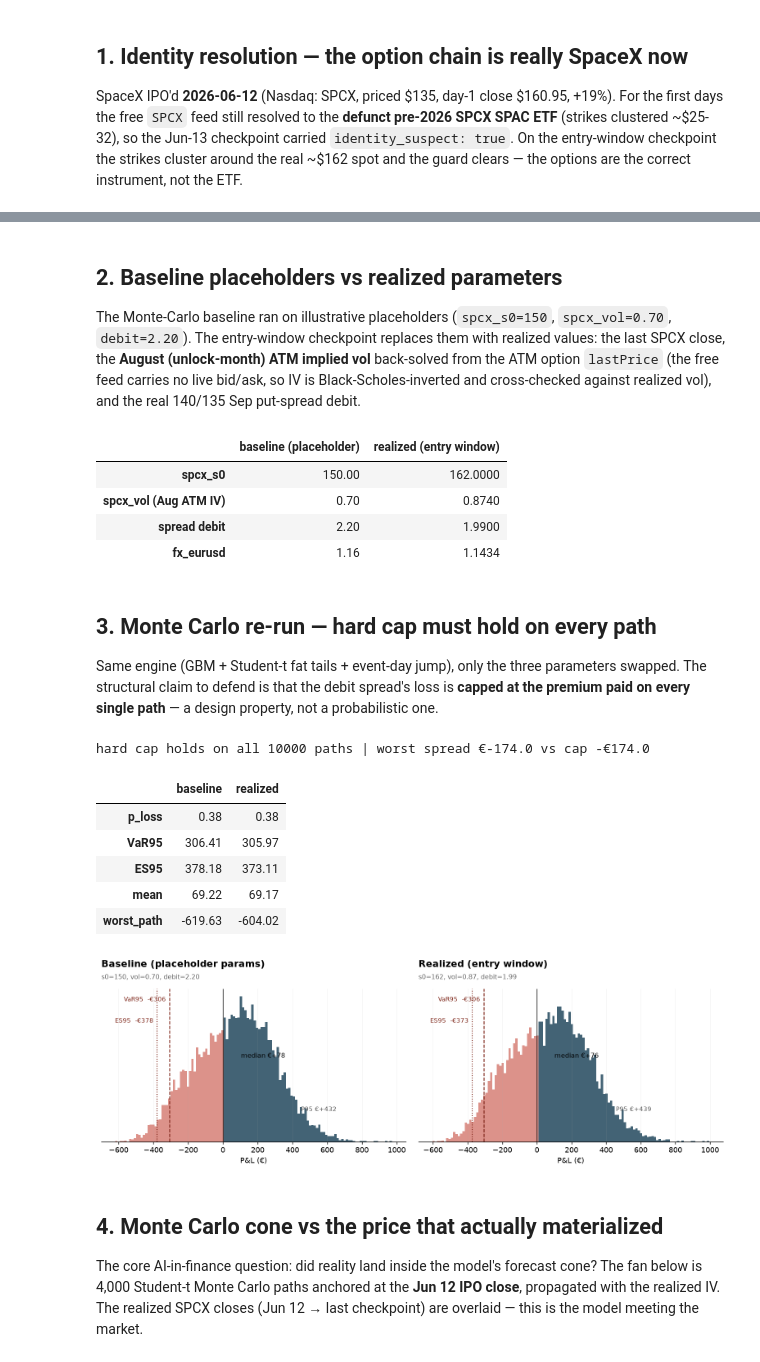
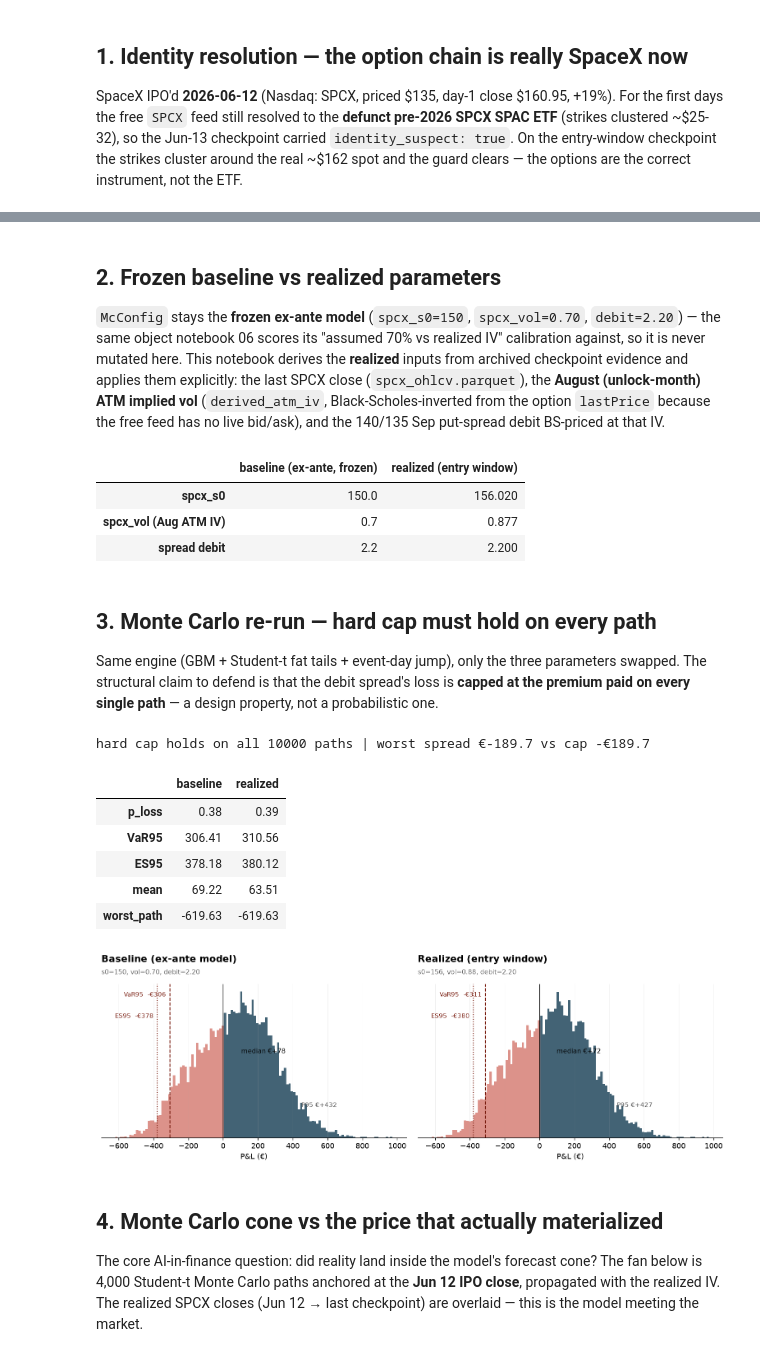
Before and after one commit to Mark2Mac/spcx-ipo-strategy-2026, a Jupyter notebook: notebooks/07_entry_decision.ipynb, the cells around one changed output, grey strips where cells are left out. Drawn from its saved outputs; the diff is of its cells as text; code cells hidden in the pictures.

```diff
--- a/notebooks/07_entry_decision.ipynb
+++ b/notebooks/07_entry_decision.ipynb
@@ -34,23 +33,40 @@ median listed strike 172.5 vs close 162.3 -> ratio 1.06 (guard passes if 0.5-2.0
 identity_suspect = False   quality_flags = []
 # %% [markdown]
-## 2. Baseline placeholders vs realized parameters
+## 2. Frozen baseline vs realized parameters
 
-The Monte-Carlo baseline ran on illustrative placeholders (`spcx_s0=150`, `spcx_vol=0.70`, `debit=2.20`). The entry-window checkpoint replaces them with realized values: the last SPCX close, the **August (unlock-month) ATM implied vol** back-solved from the ATM option `lastPrice` (the free feed carries no live bid/ask, so IV is Black-Scholes-inverted and cross-checked against realized vol), and the real 140/135 Sep put-spread debit.
+`McConfig` stays the **frozen ex-ante model** (`spcx_s0=150`, `spcx_vol=0.70`, `debit=2.20`) — the same object notebook 06 scores its "assumed 70% vs realized IV" calibration against, so it is never mutated here. This notebook derives the **realized** inputs from archived checkpoint evidence and applies them explicitly: the last SPCX close (`spcx_ohlcv.parquet`), the **August (unlock-month) ATM implied vol** (`derived_atm_iv`, Black-Scholes-inverted from the option `lastPrice` because the free feed has no live bid/ask), and the 140/135 Sep put-spread debit BS-priced at that IV.
-# %%
-from src.risk.montecarlo import McConfig, SpreadPosition
-base_cfg, base_spread = McConfig(spcx_s0=150.0, spcx_vol=0.70, fx_eurusd=1.16), SpreadPosition(debit=2.20)
-real_cfg  = McConfig(spcx_s0=mc["config"]["spcx_s0"], spcx_vol=mc["config"]["spcx_vol"], fx_eurusd=mc["config"]["fx_eurusd"])
-real_spread = SpreadPosition(debit=mc["spread"]["debit"])
-pd.DataFrame({
-    "baseline (placeholder)": [base_cfg.spcx_s0, base_cfg.spcx_vol, base_spread.debit, base_cfg.fx_eurusd],
-    "realized (entry window)": [real_cfg.spcx_s0, real_cfg.spcx_vol, real_spread.debit, round(real_cfg.fx_eurusd,4)],
-}, index=["spcx_s0", "spcx_vol (Aug ATM IV)", "spread debit", "fx_eurusd"])
-# %% [output]
-|  | baseline (placeholder) | realized (entry window) |
-| spcx_s0 | 150.00 | 162.0000 |
-| spcx_vol (Aug ATM IV) | 0.70 | 0.8740 |
-| spread debit | 2.20 | 1.9900 |
-| fx_eurusd | 1.16 | 1.1434 |
+# %%
+from src.risk.montecarlo import McConfig, SpreadPosition
+from dataclasses import replace
+from math import log, sqrt, erf, exp as _exp
+import datetime as _dt
+
+base_cfg, base_spread = McConfig(), SpreadPosition()               # frozen ex-ante model
+
+real_close = float(pd.read_parquet(CK / "spcx_ohlcv.parquet")["Close"].iloc[-1])
+aug = [v["avg_iv"] for e, v in spcx["derived_atm_iv"].items() if e.startswith("2026-08") and v["avg_iv"]]
+real_vol = round(sum(aug)/len(aug), 3) if aug else base_cfg.spcx_vol   # Aug ATM IV, archived
+
+def _bs_put(S, K, T, sig, r=0.036):
+    if T <= 0 or sig <= 0: return max(0.0, K - S)
+    nc = lambda x: 0.5 * (1 + erf(x / sqrt(2)))
+    d1 = (log(S/K) + (r + 0.5*sig*sig)*T) / (sig*sqrt(T)); d2 = d1 - sig*sqrt(T)
+    return K*_exp(-r*T)*nc(-d2) - S*nc(-d1)
+asof = _dt.date.fromisoformat(str(spcx["ohlcv_tail"][-1]["Date"])[:10])
+T_sep = (_dt.date(2026, 9, 18) - asof).days / 365
+real_debit = round(_bs_put(real_close, 140, T_sep, real_vol) - _bs_put(real_close, 135, T_sep, real_vol), 2)
+
+real_cfg = replace(base_cfg, spcx_s0=real_close, spcx_vol=real_vol)
+real_spread = SpreadPosition(debit=real_debit)
+pd.DataFrame({
+    "baseline (ex-ante, frozen)": [base_cfg.spcx_s0, base_cfg.spcx_vol, base_spread.debit],
+    "realized (entry window)": [round(real_cfg.spcx_s0, 2), real_cfg.spcx_vol, real_spread.debit],
+}, index=["spcx_s0", "spcx_vol (Aug ATM IV)", "spread debit"])
+# %% [output]
+|  | baseline (ex-ante, frozen) | realized (entry window) |
+| spcx_s0 | 150.0 | 156.020 |
+| spcx_vol (Aug ATM IV) | 0.7 | 0.877 |
+| spread debit | 2.2 | 2.200 |
 # %% [markdown]
 ## 3. Monte Carlo re-run — hard cap must hold on every path
 
@@ -70,22 +86,22 @@ pd.DataFrame({
     "realized":  {k: round(real_rep[k],2) for k in ["p_loss","VaR95","ES95","mean","worst_path"]},
 })
 # %% [output]
-hard cap holds on all 10000 paths | worst spread €-174.0 vs cap -€174.0
+hard cap holds on all 10000 paths | worst spread €-189.7 vs cap -€189.7
 |  | baseline | realized |
-| p_loss | 0.38 | 0.38 |
-| VaR95 | 306.41 | 305.97 |
-| ES95 | 378.18 | 373.11 |
-| mean | 69.22 | 69.17 |
-| worst_path | -619.63 | -604.02 |
+| p_loss | 0.38 | 0.39 |
+| VaR95 | 306.41 | 310.56 |
+| ES95 | 378.18 | 380.12 |
+| mean | 69.22 | 63.51 |
+| worst_path | -619.63 | -619.63 |
 # %%
 fig, axes = plt.subplots(1, 2, figsize=(12, 4.2), sharey=True)
 pnl_distribution(axes[0], base_res["pnl_total_eur"], base_rep["VaR95"], base_rep["ES95"],
-                 "Baseline (placeholder params)", "s0=150, vol=0.70, debit=2.20")
+                 "Baseline (ex-ante model)", f"s0={base_cfg.spcx_s0:.0f}, vol={base_cfg.spcx_vol:.2f}, debit={base_spread.debit:.2f}")
 pnl_distribution(axes[1], real_res["pnl_total_eur"], real_rep["VaR95"], real_rep["ES95"],
                  "Realized (entry window)", f"s0={real_cfg.spcx_s0:.0f}, vol={real_cfg.spcx_vol:.2f}, debit={real_spread.debit:.2f}")
 plt.tight_layout(); plt.savefig("../assets/chart_pnl_baseline_vs_real.png", dpi=130, bbox_inches="tight"); plt.show()
 # %% [output]
-[figure, old version]
+[figure, new version]
 # %% [markdown]
 ## 4. Monte Carlo cone vs the price that actually materialized
 
```
Also changed, not shown: parts of 4 cells of this notebook, 18 other files.
